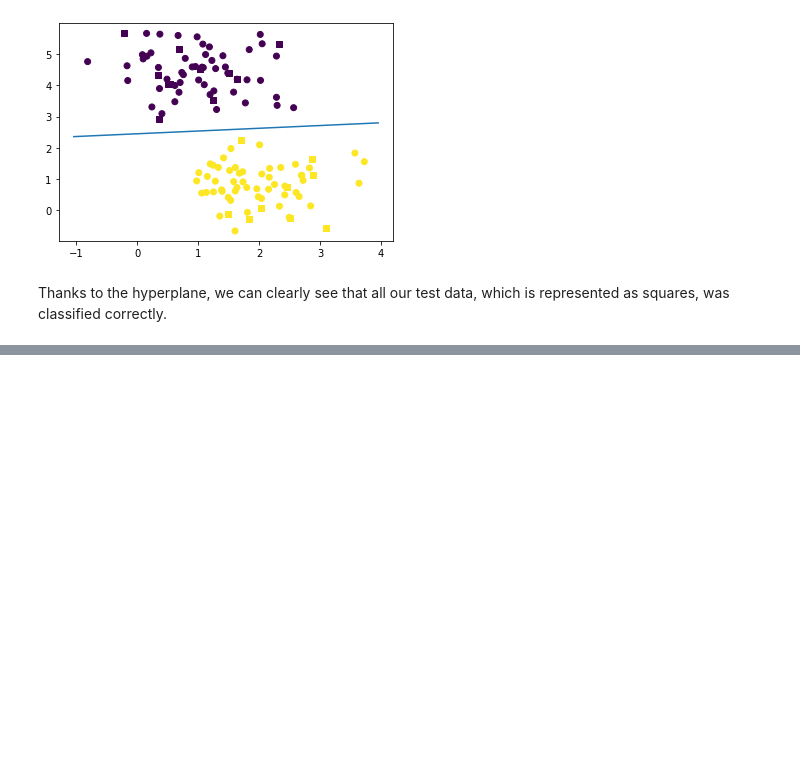
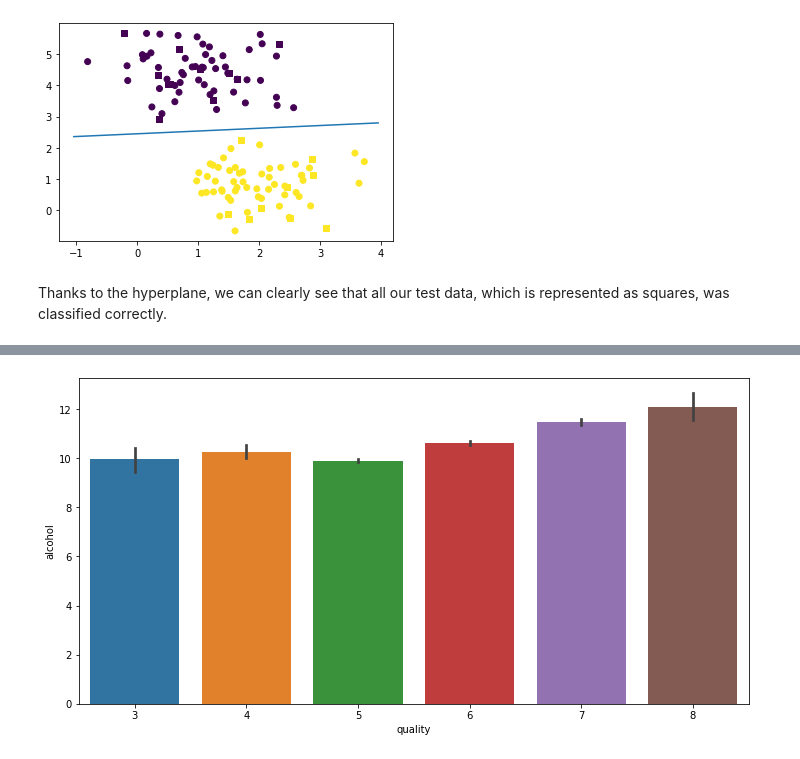
Before and after one commit to antongolubev12/emergingTech, a Jupyter notebook: scikit-learn.ipynb, the cells around one changed output, grey strips where cells are left out. Saved outputs shown, nothing was run; the diff lists cells and outputs as text; code cells hidden in the pictures; blank space fills up the shorter version.

```diff
--- a/scikit-learn.ipynb
+++ b/scikit-learn.ipynb
@@ -220,0 +307,8 @@ The kernel allows for the transformation of the data into a higher or lower dime
+# %%
+#plot alcohol vs quality, this shows us that as quality of wine increases
+#so does the alcohol content
+plt.figure(figsize=(12,6))
+sns.barplot(x='quality', y='alcohol', data=df)
+plt.show()
+# %% [output]
+[figure, added]
```
Also changed, not shown: parts of 38 cells of this notebook, 3 other files.
